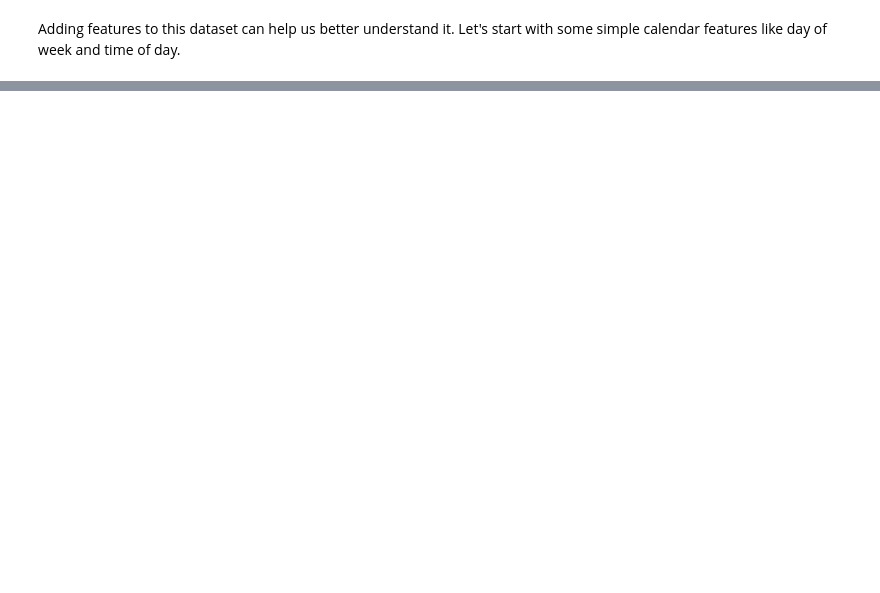
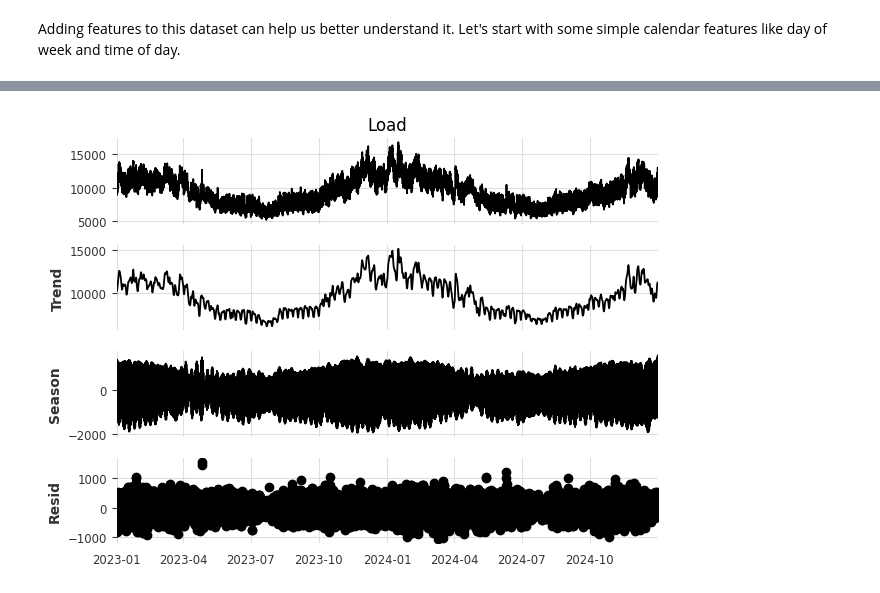
Before and after one commit to jakfar/Project, a Jupyter notebook: Preprocess dio.ipynb, the cells around one changed output, grey strips where cells are left out. Cells and saved outputs as stored; diff of their text form; code cells hidden in the pictures; blank space fills up the shorter version.

```diff
--- a/Preprocess dio.ipynb
+++ b/Preprocess dio.ipynb
@@ -89 +337,6 @@ load2023['Load'].plot()
+# %%
+result = STL(load_df['Load'], period=24).fit()
+_ = result.plot()
+# %% [output]
+[figure, added]
 # %%
```
Also changed, not shown: parts of 15 cells of this notebook, 6 other files.
